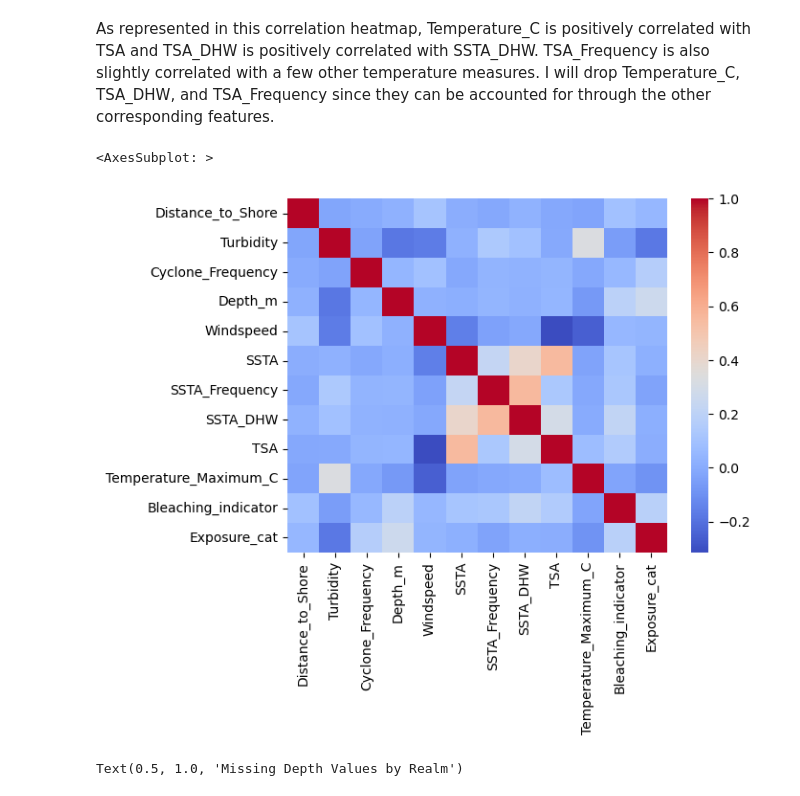
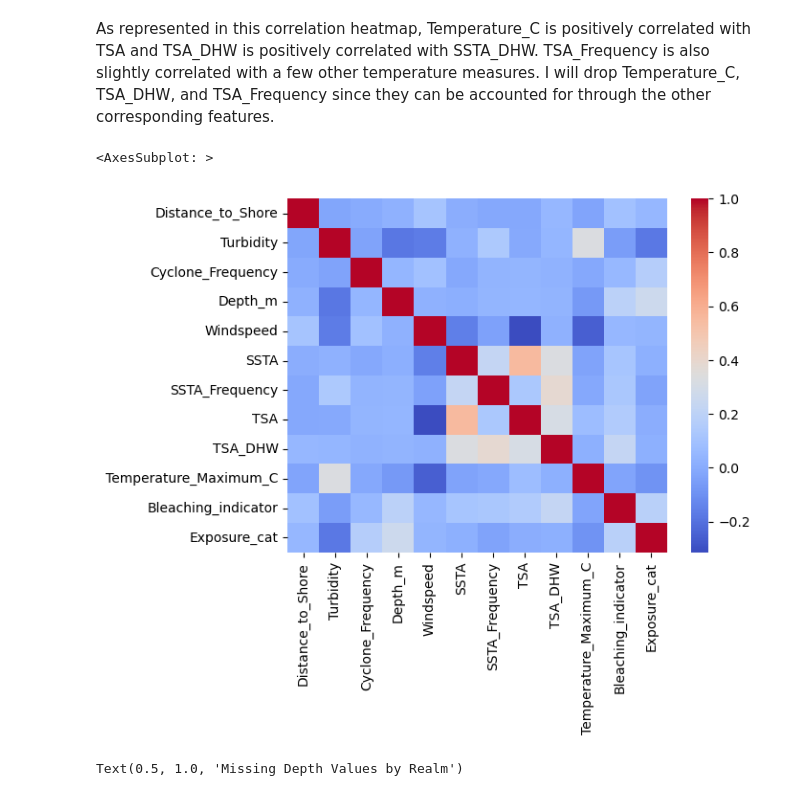
Before and after one commit to lila-b/Coral_bleaching, a Jupyter notebook: notebooks/03_preprocessing.ipynb, the cells around one changed output. Drawn from its saved outputs; the diff is of its cells as text; code cells hidden in the pictures.

```diff
--- a/notebooks/03_preprocessing.ipynb
+++ b/notebooks/03_preprocessing.ipynb
@@ -76,11 +76,11 @@ sns.heatmap(df_2.corr(numeric_only=True), cmap='coolwarm')
 # %% [markdown]
 As represented in this correlation heatmap, Temperature_C is positively correlated with TSA and TSA_DHW is positively correlated with SSTA_DHW. TSA_Frequency is also slightly correlated with a few other temperature measures. I will drop Temperature_C, TSA_DHW, and TSA_Frequency since they can be accounted for through the other corresponding features.
 # %%
-df_2 = df_2.drop(columns=['Temperature_C', 'TSA_DHW', 'TSA_Frequency'], axis=1)
+df_2 = df_2.drop(columns=['Temperature_C', 'SSTA_DHW', 'TSA_Frequency'], axis=1)
 sns.heatmap(df_2.corr(numeric_only=True), cmap='coolwarm')
 # %% [output]
 <AxesSubplot: >
-[figure, old version]
+[figure, new version]
 # %%
 realms = pd.DataFrame(df_2['Depth_m'].isnull().groupby([df_2['Realm_Name']]).sum())
 realms.plot.bar()
```
Also changed, not shown: parts of 1 cell of this notebook.
